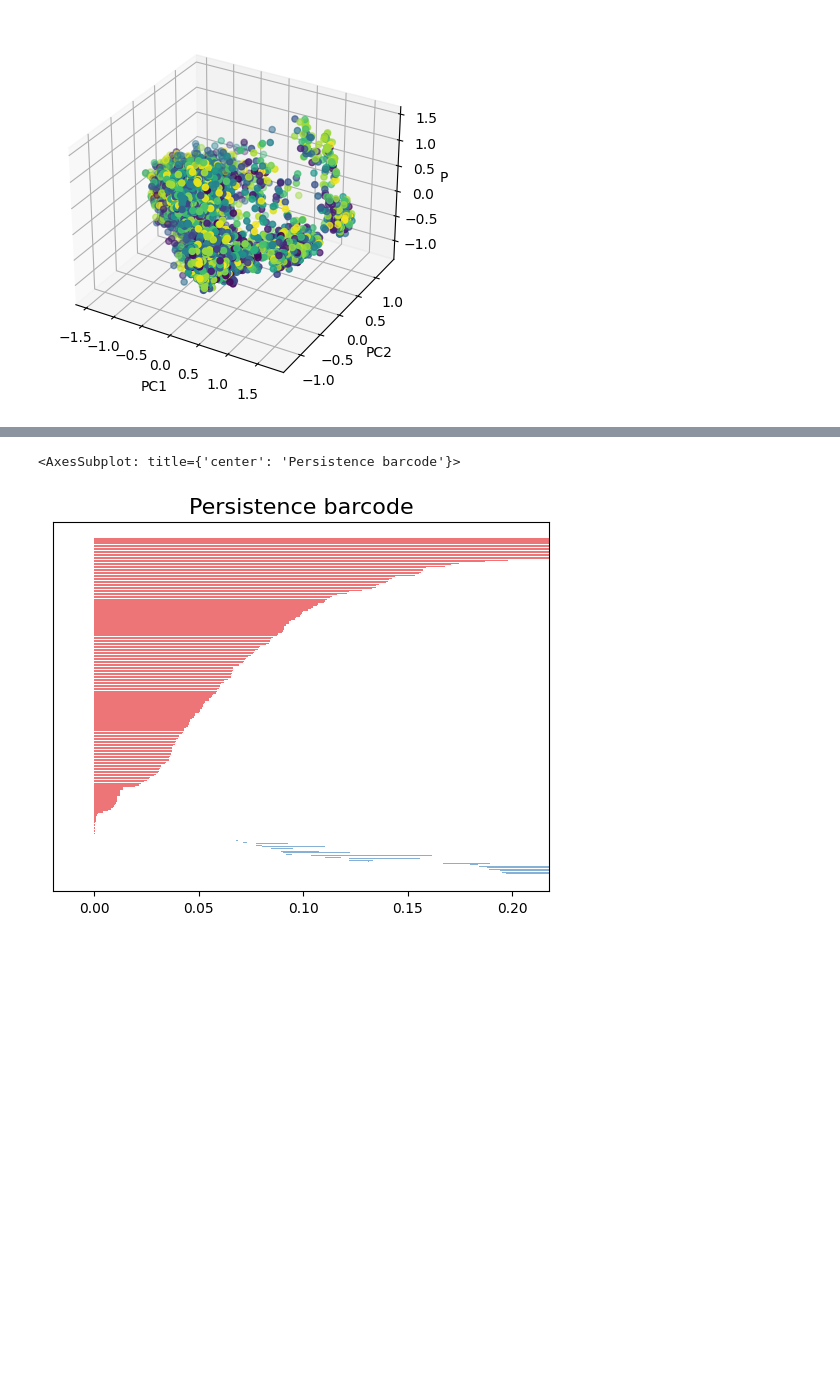
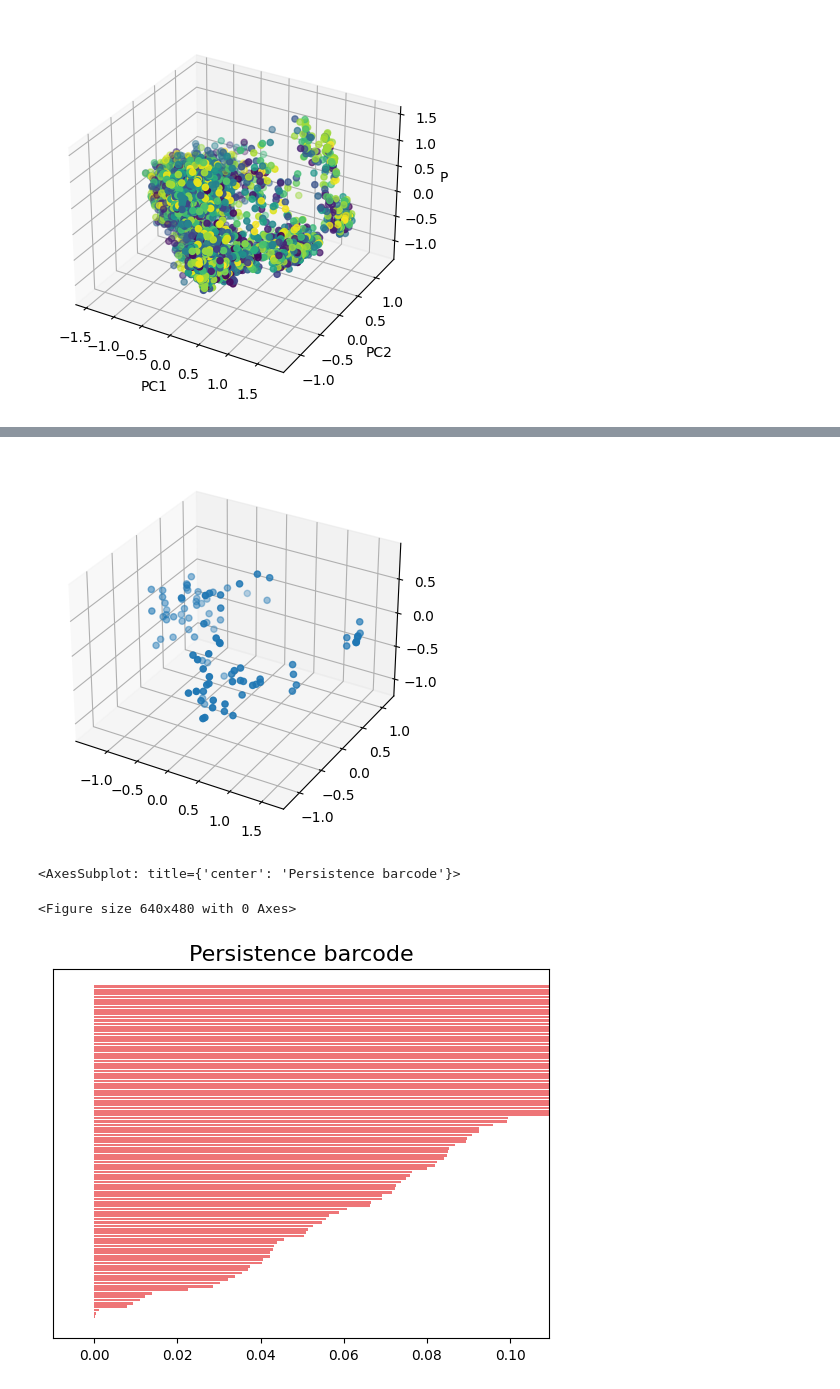
Before and after one commit to andreazedda/bmyCure4MM, a Jupyter notebook: GDL_on_demographics.ipynb, the cells around one changed output, grey strips where cells are left out. Cells and saved outputs as stored; diff of their text form; code cells hidden in the pictures; blank space fills up the shorter version.

```diff
--- a/GDL_on_demographics.ipynb
+++ b/GDL_on_demographics.ipynb
@@ -215,14 +215,18 @@ plt.show()
 import gudhi as gd
 import networkx as nx
 
-skeleton = gd.RipsComplex(points = output_pca_transformed[1:200,0:2], max_edge_length = 0.2)
+skeleton = gd.RipsComplex(points = output_pca_transformed[1:100,0:2], max_edge_length = 0.1)
 Rips_simplex_tree_sample = skeleton.create_simplex_tree(max_dimension = 3)
 print ("type of Rips_simplex_tree_sample is: " + str(type(skeleton)))
 print ("The number of simplices is: " + str(Rips_simplex_tree_sample.num_simplices()))
 print ("The num of vertices is: " + str(Rips_simplex_tree_sample.num_vertices()))
 print ("The dimension is: " + str(Rips_simplex_tree_sample.dimension()))
-fmt = '%s -> %.2f'
+fmt = '%s -> %.4f'
+file = open("output.txt", "w")
 for filtered_value in Rips_simplex_tree_sample.get_filtration():
     print(fmt % tuple(filtered_value))
+    file.write(fmt % tuple(filtered_value))
+    file.write("\n")
+file.close()
 # %% [output]
 type of Rips_simplex_tree_sample is: <class 'gudhi.rips_complex.RipsComplex'>
@@ -245,7 +249,14 @@ The dimension is: 3
-# %%
-gd.plot_persistence_barcode(Rips_simplex_tree_sample.persistence())
-# %% [output]
-<AxesSubplot: title={'center': 'Persistence barcode'}>
-[figure, removed]
+# %%
+ax = plt.axes(projection='3d')
+points_selected = 300 #number of points to be selected
+ax.scatter(output_pca_transformed[:100,0], output_pca_transformed[:100,1], output_pca_transformed[:100,2])
+plt.show()
+plt.figure()
+gd.plot_persistence_barcode(Rips_simplex_tree_sample.persistence())
+# %% [output]
+[figure, added]
+<AxesSubplot: title={'center': 'Persistence barcode'}>
+<Figure size 640x480 with 0 Axes>
+[figure, added]
 # %%
 import plotly.graph_objects as go
```
Also changed, not shown: parts of 3 cells of this notebook, 11 other files.
